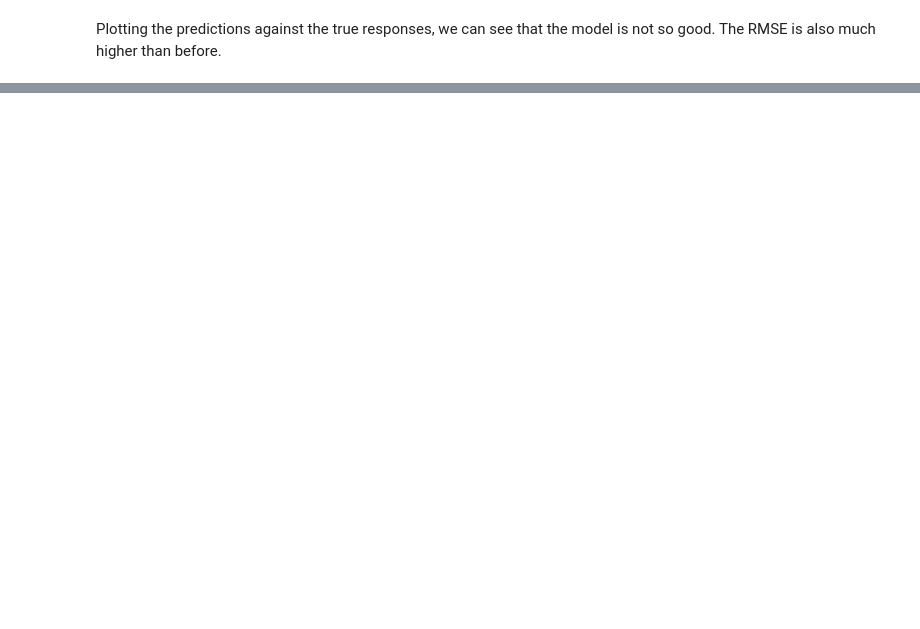
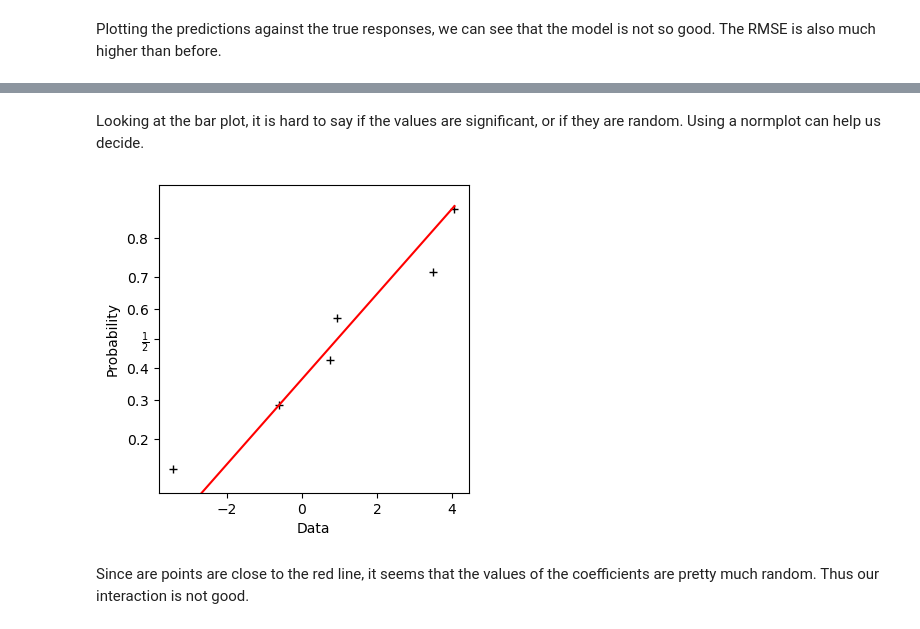
Before and after one commit to soleilvermeil/doe, a Jupyter notebook: example.ipynb, the cells around one changed output, grey strips where cells are left out. Saved outputs shown, nothing was run; the diff lists cells and outputs as text; code cells hidden in the pictures; blank space fills up the shorter version.

```diff
--- a/example.ipynb
+++ b/example.ipynb
@@ -187,0 +202,14 @@ plt.show()
+# %% [markdown]
+Looking at the bar plot, it is hard to say if the values are significant, or if they are random. Using a normplot can help us decide.
+# %%
+fig, ax = doe.normplot(data=model.coefficients[1:])
+fig.set_size_inches(4, 4)
+fig.set_dpi(100)
+for coefficient, name in zip(model.coefficients[1:], model.coef_names()[1:]):
+    pass
+    # ax.text(coefficient, f(name), f"${name}$", ha="center", va="bottom")
+plt.show()
+# %% [output]
+[figure, added]
+# %% [markdown]
+Since are points are close to the red line, it seems that the values of the coefficients are pretty much random. Thus our interaction is not good.
```
Also changed, not shown: parts of 10 cells of this notebook.
